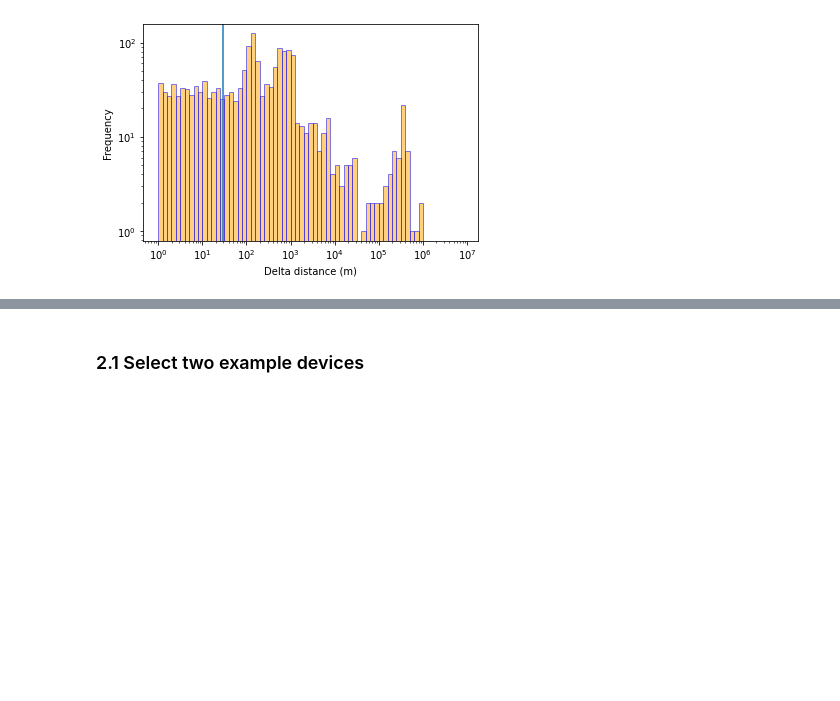
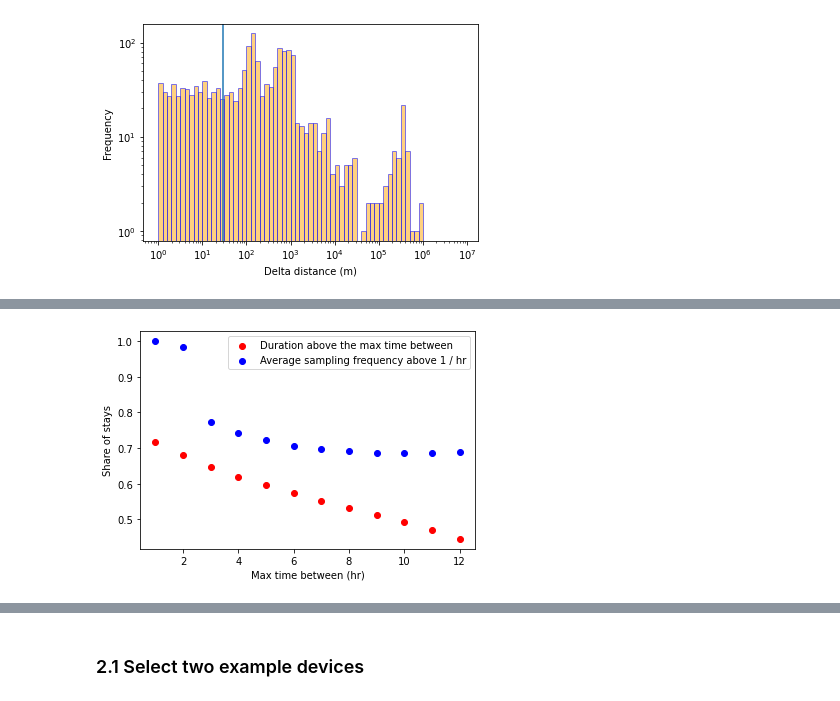
Before and after one commit to MobiSegInsights/mobi-social-segregation-se, a Jupyter notebook: src/MobiSegInsightsSE.data_exp.1.0/7-parquet-to-stops-pyspark.ipynb, the cells around one changed output, grey strips where cells are left out. Saved outputs shown, nothing was run; the diff lists cells and outputs as text; code cells hidden in the pictures; blank space fills up the shorter version.

```diff
--- a/src/1-parquet-to-stops-pyspark.ipynb
+++ b/src/MobiSegInsightsSE.data_exp.1.0/7-parquet-to-stops-pyspark.ipynb
@@ -49,7 +51,7 @@ print('Web UI:', spark.sparkContext.uiWebUrl)
 Web UI: http://C19YUEI.net.chalmers.se:4040
 # %%
 # infostop function
-R1, R2, MIN_STAY, MAX_TIME_BETWEEN = 30, 30, 15, 12  # meters, meters, minutes, hours
+# R1, R2, MIN_STAY, MAX_TIME_BETWEEN = 30, 30, 15, 4  # meters, meters, minutes, hours
 def infostop_per_user(key, data):
     model = Infostop(
         r1=R1,
@@ -225,0 +245,12 @@ Processing user group 0:
+# %%
+# R1, R2, MIN_STAY, MAX_TIME_BETWEEN = 30, 30, 15, 4  # meters, meters, minutes, hours
+paraset = [(30, 30, 15, x) for x in range(1, 13)]
+stats_df_list = []
+for para in tqdm(paraset, desc='Compute different parameters'):
+    R1, R2, MIN_STAY, MAX_TIME_BETWEEN = para[0], para[1], para[2], para[3]  # meters, meters, minutes, hours
+    df_stops = infostop_detection_test()
+    dc = stops_stats(data=df_stops, thre=para[3])
+    dc['max_time_between'] = para[3]
+    stats_df_list.append(dc)
+df_stops_stats = pd.DataFrame(stats_df_list)
+df_stops_stats.head()
@@ -225,0 +264,10 @@ Processing user group 0:
+# %%
+fig, ax = plt.subplots()
+plt.scatter(x=df_stops_stats['max_time_between'], y=df_stops_stats['dur_thre'], c='red', label='Duration above the max time between')
+plt.scatter(x=df_stops_stats['max_time_between'], y=df_stops_stats['sfre_one'], c='blue', label='Average sampling frequency above 1 / hr')
+plt.legend()
+plt.xlabel("Max time between (hr)")
+plt.ylabel("Share of stays")
+plt.show()
+# %% [output]
+[figure, added]
```
Also changed, not shown: parts of 9 cells of this notebook, 15 other files.
